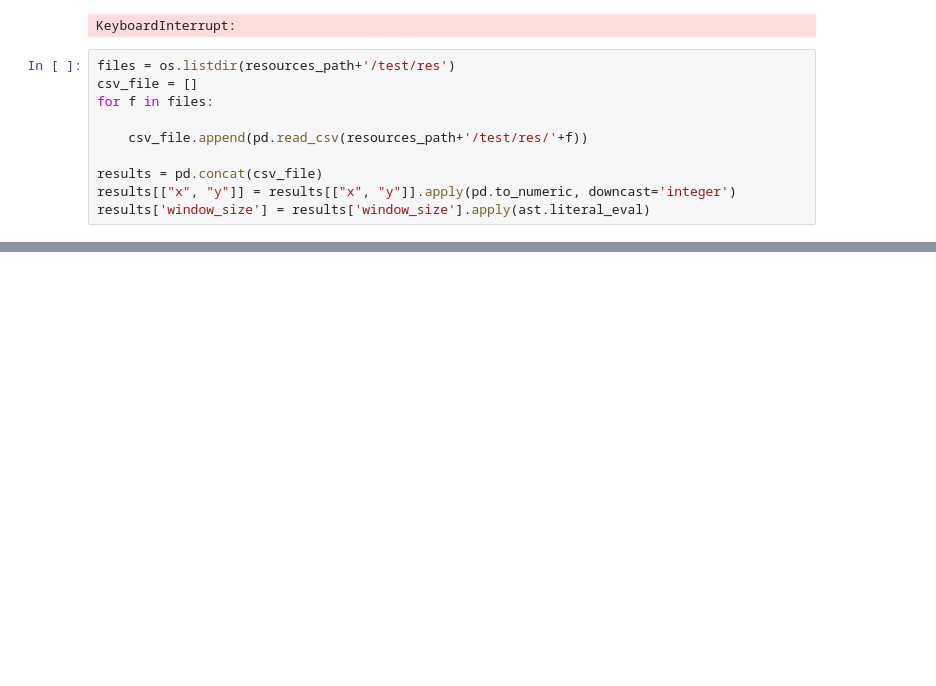
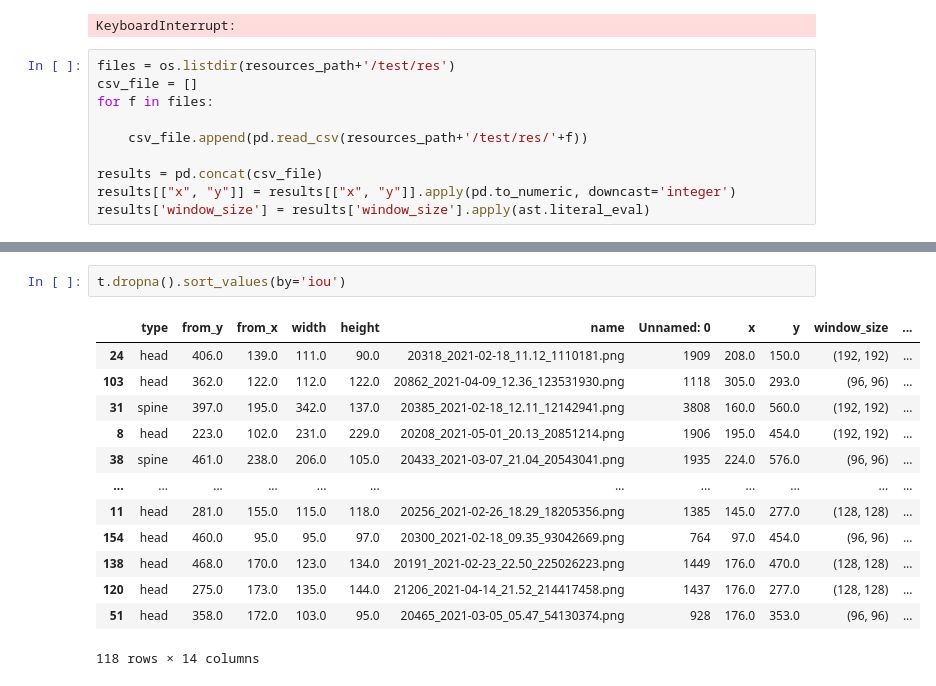
Before and after one commit to ZnFarha/Project3-1, a Jupyter notebook: src/HOG/Test2.ipynb, the cells around one changed output, grey strips where cells are left out. Saved outputs shown, nothing was run; the diff lists cells and outputs as text; blank space fills up the shorter version.

```diff
--- a/src/HOG/Test2.ipynb
+++ b/src/HOG/Test2.ipynb
@@ -227,0 +229,16 @@ plt.imshow(np.concatenate(t['subsection'].head(5).values, axis=1), cmap = 'gray'
+# %%
+t.dropna().sort_values(by='iou')
+# %% [output]
+|  | type | from_y | from_x | width | height | name | Unnamed: 0 | x | y | window_size | ... |
+| 24 | head | 406.0 | 139.0 | 111.0 | 90.0 | 20318_2021-02-18_11.12_1110181.png | 1909 | 208.0 | 150.0 | (192, 192) | ... |
+| 103 | head | 362.0 | 122.0 | 112.0 | 122.0 | 20862_2021-04-09_12.36_123531930.png | 1118 | 305.0 | 293.0 | (96, 96) | ... |
+| 31 | spine | 397.0 | 195.0 | 342.0 | 137.0 | 20385_2021-02-18_12.11_12142941.png | 3808 | 160.0 | 560.0 | (192, 192) | ... |
+| 8 | head | 223.0 | 102.0 | 231.0 | 229.0 | 20208_2021-05-01_20.13_20851214.png | 1906 | 195.0 | 454.0 | (192, 192) | ... |
+| 38 | spine | 461.0 | 238.0 | 206.0 | 105.0 | 20433_2021-03-07_21.04_20543041.png | 1935 | 224.0 | 576.0 | (96, 96) | ... |
+| ... | ... | ... | ... | ... | ... | ... | ... | ... | ... | ... | ... |
+| 11 | head | 281.0 | 155.0 | 115.0 | 118.0 | 20256_2021-02-26_18.29_18205356.png | 1385 | 145.0 | 277.0 | (128, 128) | ... |
+| 154 | head | 460.0 | 95.0 | 95.0 | 97.0 | 20300_2021-02-18_09.35_93042669.png | 764 | 97.0 | 454.0 | (96, 96) | ... |
+| 138 | head | 468.0 | 170.0 | 123.0 | 134.0 | 20191_2021-02-23_22.50_225026223.png | 1449 | 176.0 | 470.0 | (128, 128) | ... |
+| 120 | head | 275.0 | 173.0 | 135.0 | 144.0 | 21206_2021-04-14_21.52_214417458.png | 1437 | 176.0 | 277.0 | (128, 128) | ... |
+| 51 | head | 358.0 | 172.0 | 103.0 | 95.0 | 20465_2021-03-05_05.47_54130374.png | 928 | 176.0 | 353.0 | (96, 96) | ... |
+118 rows × 14 columns
```
Also changed, not shown: parts of 3 cells of this notebook.
